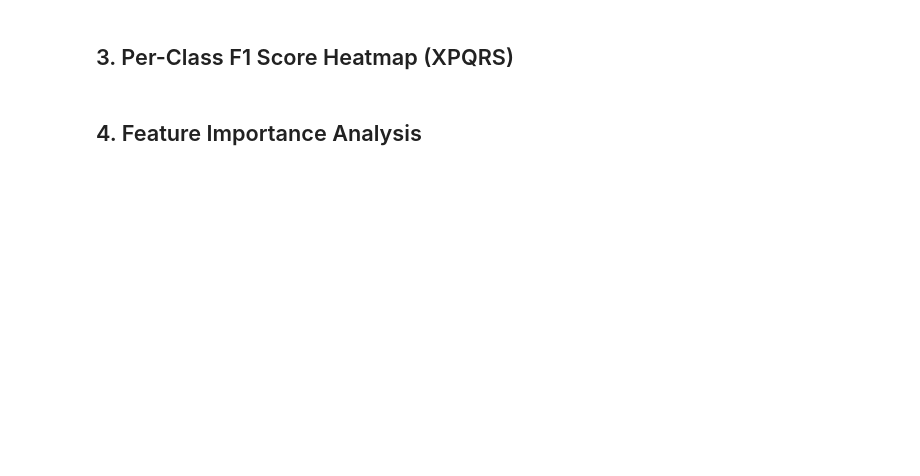
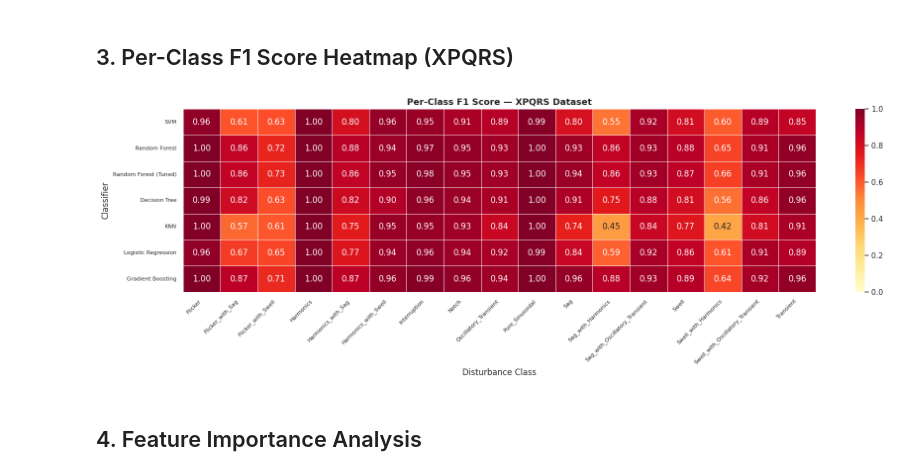
Before and after one commit to sanjaykumar584/pqd-classification, a Jupyter notebook: notebooks/05_results_comparison.ipynb, the cells around one changed output. Cells and saved outputs as stored; diff of their text form; code cells hidden in the pictures; blank space fills up the shorter version.

```diff
--- a/notebooks/05_results_comparison.ipynb
+++ b/notebooks/05_results_comparison.ipynb
@@ -83,39 +106,51 @@ plt.show()
 # %%
 # Load features and re-run predictions to get per-class metrics
 xpqrs_df = pd.read_csv('../results/tables/xpqrs_features.csv')
 feature_cols = [c for c in xpqrs_df.columns if c != 'label']
 
 le = LabelEncoder()
 X = np.nan_to_num(xpqrs_df[feature_cols].values, nan=0.0, posinf=0.0, neginf=0.0)
 y = le.fit_transform(xpqrs_df['label'])
 class_names = le.classes_
 
 X_train, X_test, y_train, y_test = train_test_split(X, y, test_size=0.2, random_state=42, stratify=y)
 
 # Load saved models and compute per-class F1
-model_names = ['SVM', 'Random Forest', 'Decision Tree', 'KNN', 'Logistic Regression', 'Gradient Boosting']
-f1_matrix = []
+model_files = {
+    'SVM': '../results/models/xpqrs_svm.pkl',
+    'Random Forest': '../results/models/xpqrs_random_forest.pkl',
+    'Random Forest (Tuned)': '../results/models/xpqrs_random_forest_tuned.pkl',
+    'Decision Tree': '../results/models/xpqrs_decision_tree.pkl',
+    'KNN': '../results/models/xpqrs_knn.pkl',
+    'Logistic Regression': '../results/models/xpqrs_logistic_regression.pkl',
+    'Gradient Boosting': '../results/models/xpqrs_gradient_boosting.pkl',
+}
 
-for model_name in model_names:
-    model_file = f'../results/models/xpqrs_{model_name.replace(" ", "_").lower()}.pkl'
+f1_rows = []
+model_names = []
+for model_name, model_file in model_files.items():
+    if not os.path.exists(model_file):
+        continue
     pipe = joblib.load(model_file)
     y_pred = pipe.predict(X_test)
-    f1_per_class = f1_score(y_test, y_pred, average=None)
-    f1_matrix.append(f1_per_class)
+    f1_rows.append(f1_score(y_test, y_pred, average=None))
+    model_names.append(model_name)
 
-f1_df = pd.DataFrame(f1_matrix, index=model_names, columns=class_names)
+f1_df = pd.DataFrame(f1_rows, index=model_names, columns=class_names)
 
 fig, ax = plt.subplots(figsize=(18, 6))
 sns.heatmap(f1_df, annot=True, fmt='.2f', cmap='YlOrRd', ax=ax, linewidths=0.5,
             vmin=0, vmax=1)
 ax.set_title('Per-Class F1 Score — XPQRS Dataset', fontweight='bold', fontsize=13)
 ax.set_ylabel('Classifier')
 ax.set_xlabel('Disturbance Class')
 ax.tick_params(labelsize=8)
 plt.xticks(rotation=45, ha='right')
 plt.tight_layout()
 fig.savefig('../results/figures/xpqrs_f1_heatmap.png', dpi=150, bbox_inches='tight')
 plt.show()
+# %% [output]
+[figure, added]
 # %% [markdown]
 ## 4. Feature Importance Analysis
 # %%
```
Also changed, not shown: parts of 8 cells of this notebook, 18 other files.
